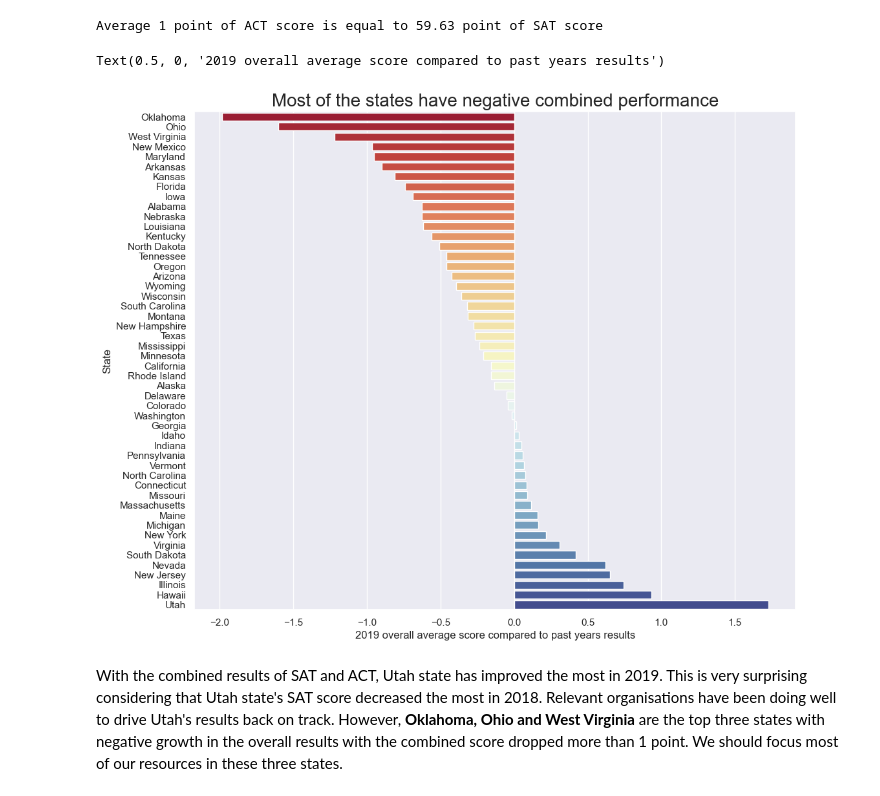
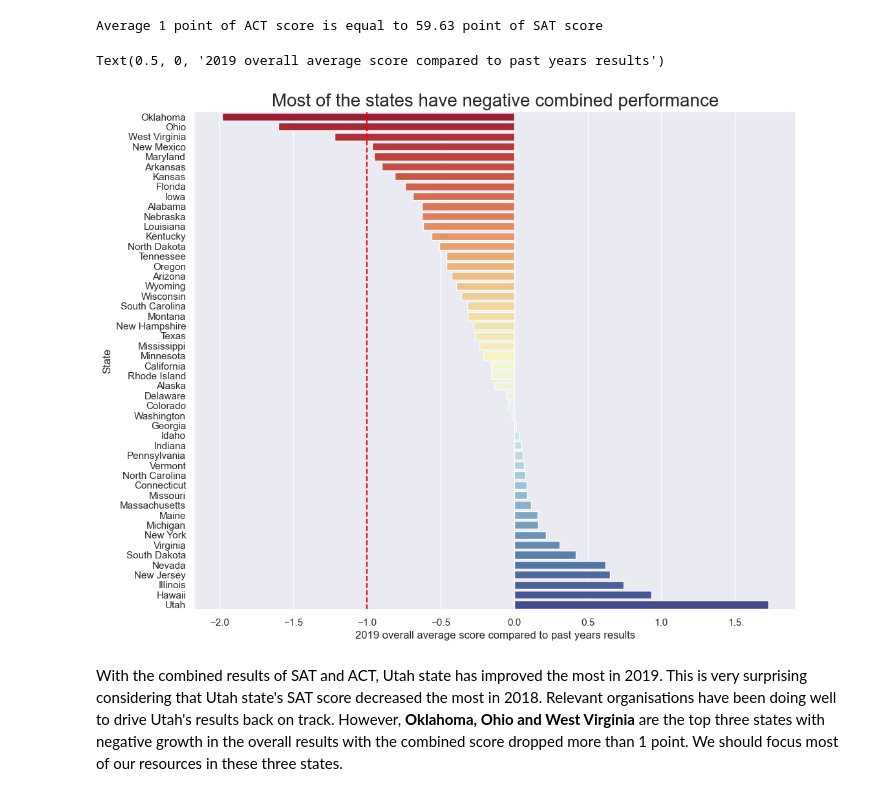
Before and after one commit to kyzeong/Adrian-KYZ-Project-1, a Jupyter notebook: Code_Project 1.ipynb, the cells around one changed output. Drawn from its saved outputs; the diff is of its cells as text; code cells hidden in the pictures.

```diff
--- a/Code_Project 1.ipynb
+++ b/Code_Project 1.ipynb
@@ -832,12 +832,13 @@ allresults['overallcomparison']=allresults['finalconvertedsat']+allresults['fina
 # %%
 sns.set(rc={'figure.figsize':(12,10)})
 sns.barplot(x='overallcomparison',y='State',data=allresults,\
     order=allresults.dropna().sort_values('overallcomparison').State,palette='RdYlBu')
+plt.axvline(x=-1, color='red',ls='--')
 plt.title('Most of the states have negative combined performance', fontsize=20)
 plt.xlabel('2019 overall average score compared to past years results')
 # %% [output]
 Text(0.5, 0, '2019 overall average score compared to past years results')
-[figure, old version]
+[figure, new version]
 # %% [markdown]
 With the combined results of SAT and ACT, Utah state has improved the most in 2019. This is very surprising considering that Utah state's SAT score decreased the most in 2018. Relevant organisations have been doing well to drive Utah's results back on track.
 However, **Oklahoma, Ohio and West Virginia** are the top three states with negative growth in the overall results with the combined score dropped more than 1 point. We should focus most of our resources in these three states.
```
Also changed, not shown: parts of 4 cells of this notebook, 1 other file.
